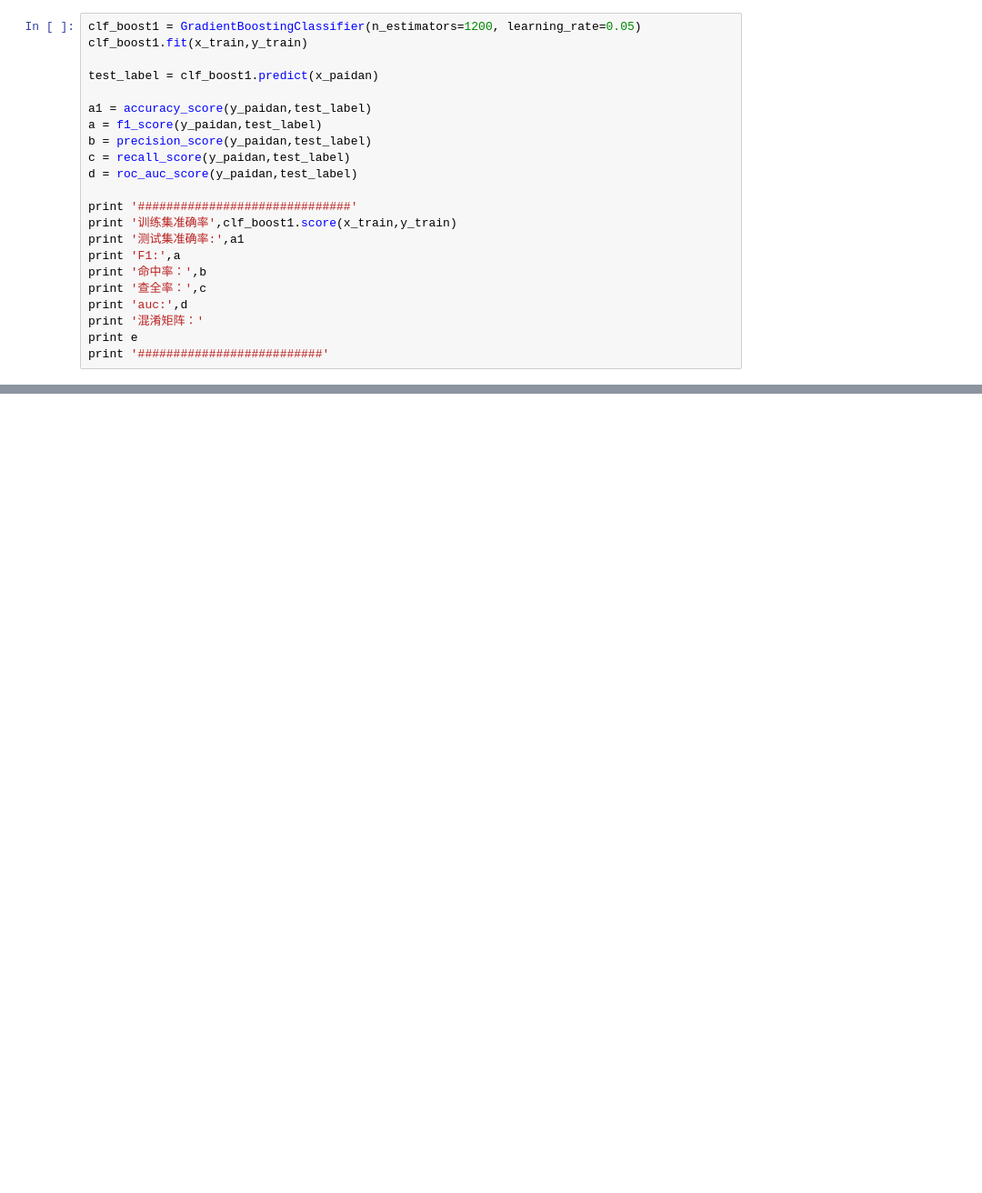
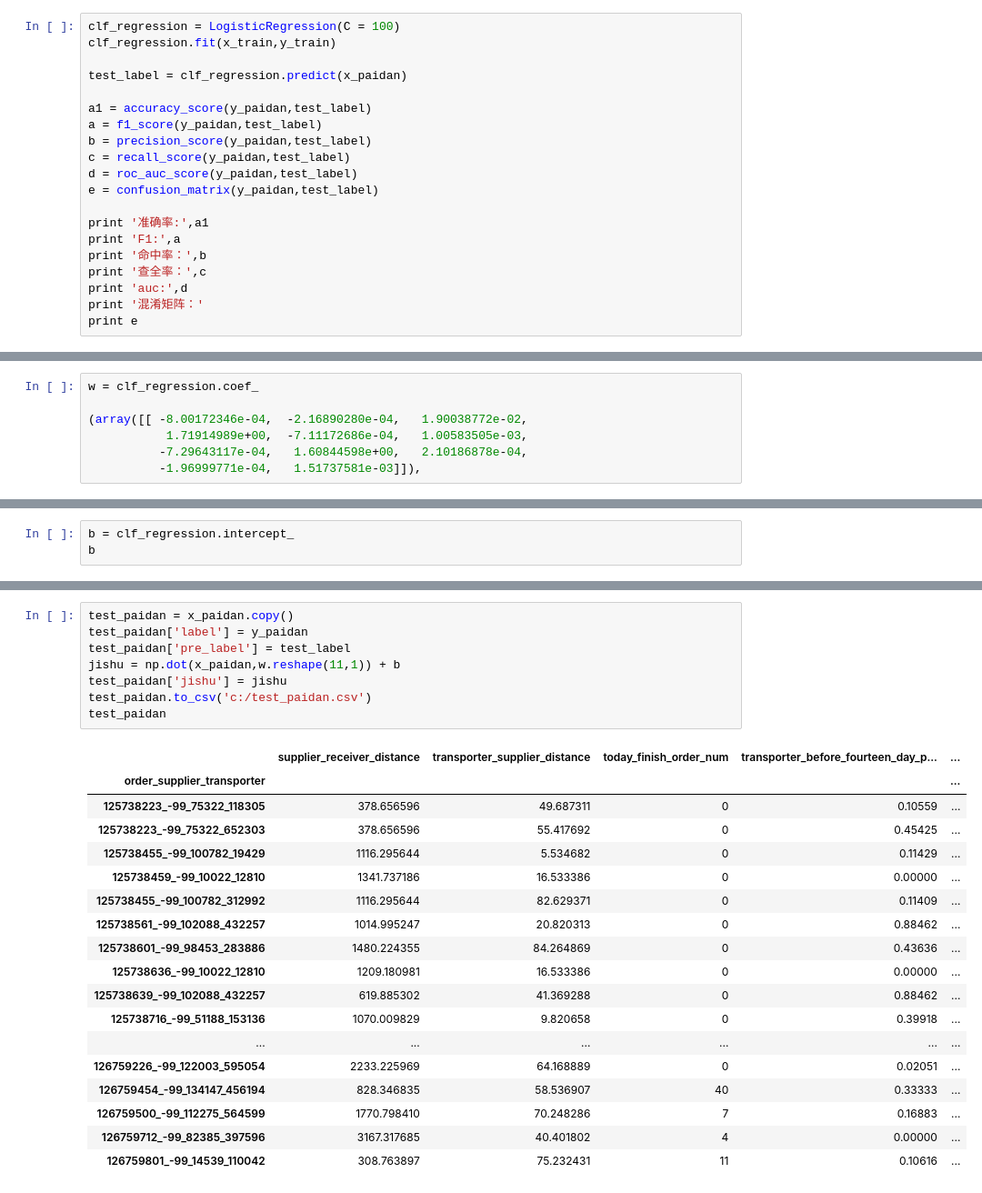
Before and after one commit to binarygu/dada_sql, a Jupyter notebook: paidan_model/test_varl.ipynb, the cells around one changed output, grey strips where cells are left out. Shown at 91% size. Saved outputs shown, nothing was run; the diff lists cells and outputs as text; blank space fills up the shorter version.

```diff
--- a/paidan_model/test_varl.ipynb
+++ b/paidan_model/test_varl.ipynb
@@ -194,25 +113,23 @@ x_paidan_columns = x_paidan.columns
 x_paidan = min_max_scaler.transform(x_paidan)
 x_paidan =pd.DataFrame(x_paidan, columns = x_paidan_columns, index = x_paidan_index)
 # %%
-clf_boost1 = GradientBoostingClassifier(n_estimators=1200, learning_rate=0.05)
-clf_boost1.fit(x_train,y_train)
+clf_regression = LogisticRegression(C = 100)
+clf_regression.fit(x_train,y_train)
 
-test_label = clf_boost1.predict(x_paidan)
+test_label = clf_regression.predict(x_paidan)
 
 a1 = accuracy_score(y_paidan,test_label)
 a = f1_score(y_paidan,test_label)
 b = precision_score(y_paidan,test_label)
 c = recall_score(y_paidan,test_label)
 d = roc_auc_score(y_paidan,test_label)
+e = confusion_matrix(y_paidan,test_label)
 
-print '##############################'
-print '训练集准确率',clf_boost1.score(x_train,y_train)
-print '测试集准确率:',a1
+print '准确率:',a1
 print 'F1:',a
 print '命中率：',b
 print '查全率：',c
 print 'auc:',d
 print '混淆矩阵：'
 print e
-print '##########################'
 # %% [output]
@@ -240,0 +144,7 @@ pd.Series(clf_boost1.feature_importances_,index=x_paidan_columns).rank(ascending
+# %%
+w = clf_regression.coef_
+
+(array([[ -8.00172346e-04,  -2.16890280e-04,   1.90038772e-02,
+           1.71914989e+00,  -7.11172686e-04,   1.00583505e-03,
+          -7.29643117e-04,   1.60844598e+00,   2.10186878e-04,
+          -1.96999771e-04,   1.51737581e-03]]),
@@ -240,0 +156,3 @@ pd.Series(clf_boost1.feature_importances_,index=x_paidan_columns).rank(ascending
+# %%
+b = clf_regression.intercept_
+b
@@ -240,0 +161,27 @@ pd.Series(clf_boost1.feature_importances_,index=x_paidan_columns).rank(ascending
+# %%
+test_paidan = x_paidan.copy()
+test_paidan['label'] = y_paidan
+test_paidan['pre_label'] = test_label
+jishu = np.dot(x_paidan,w.reshape(11,1)) + b
+test_paidan['jishu'] = jishu
+test_paidan.to_csv('c:/test_paidan.csv')
+test_paidan
+# %% [output]
+|  | supplier_receiver_distance | transporter_supplier_distance | today_finish_order_num | transporter_before_fourteen_day_p... | ... |
+| order_supplier_transporter |  |  |  |  | ... |
+| 125738223_-99_75322_118305 | 378.656596 | 49.687311 | 0 | 0.10559 | ... |
+| 125738223_-99_75322_652303 | 378.656596 | 55.417692 | 0 | 0.45425 | ... |
+| 125738455_-99_100782_19429 | 1116.295644 | 5.534682 | 0 | 0.11429 | ... |
+| 125738459_-99_10022_12810 | 1341.737186 | 16.533386 | 0 | 0.00000 | ... |
+| 125738455_-99_100782_312992 | 1116.295644 | 82.629371 | 0 | 0.11409 | ... |
+| 125738561_-99_102088_432257 | 1014.995247 | 20.820313 | 0 | 0.88462 | ... |
+| 125738601_-99_98453_283886 | 1480.224355 | 84.264869 | 0 | 0.43636 | ... |
+| 125738636_-99_10022_12810 | 1209.180981 | 16.533386 | 0 | 0.00000 | ... |
+| 125738639_-99_102088_432257 | 619.885302 | 41.369288 | 0 | 0.88462 | ... |
+| 125738716_-99_51188_153136 | 1070.009829 | 9.820658 | 0 | 0.39918 | ... |
+| ... | ... | ... | ... | ... | ... |
+| 126759226_-99_122003_595054 | 2233.225969 | 64.168889 | 0 | 0.02051 | ... |
+| 126759454_-99_134147_456194 | 828.346835 | 58.536907 | 40 | 0.33333 | ... |
+| 126759500_-99_112275_564599 | 1770.798410 | 70.248286 | 7 | 0.16883 | ... |
+| 126759712_-99_82385_397596 | 3167.317685 | 40.401802 | 4 | 0.00000 | ... |
+| 126759801_-99_14539_110042 | 308.763897 | 75.232431 | 11 | 0.10616 | ... |
```
Also changed, not shown: parts of 12 cells of this notebook, 17 other files.
